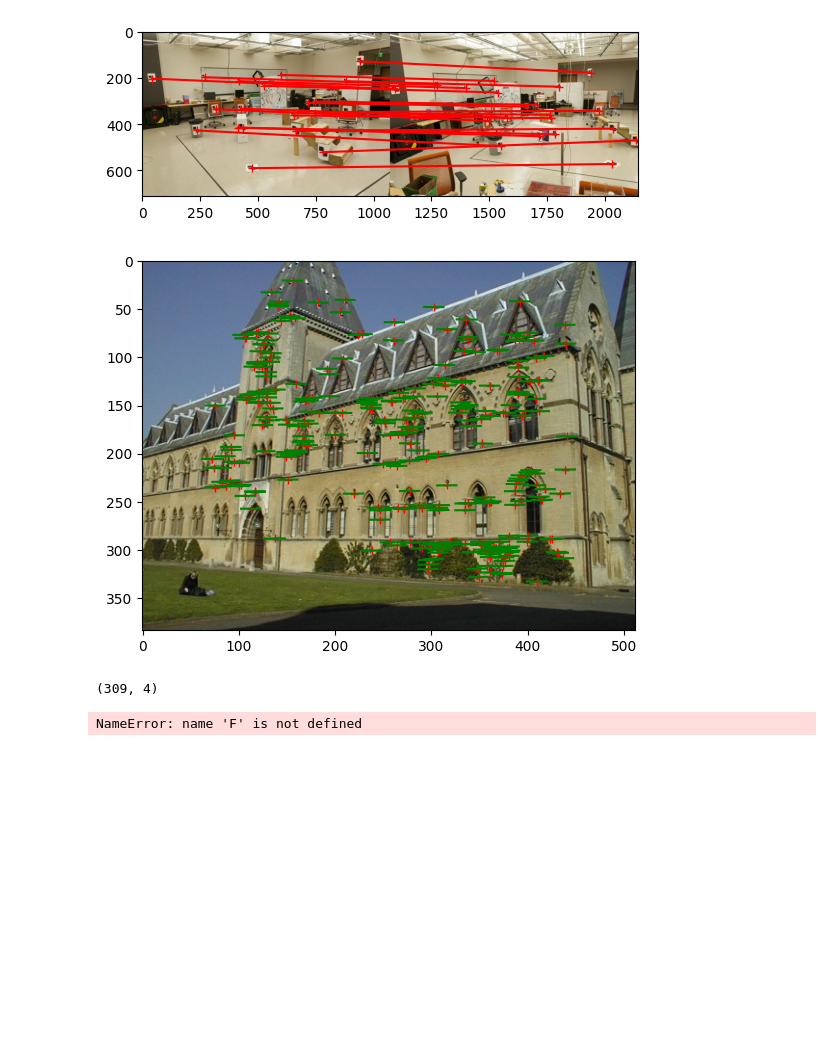
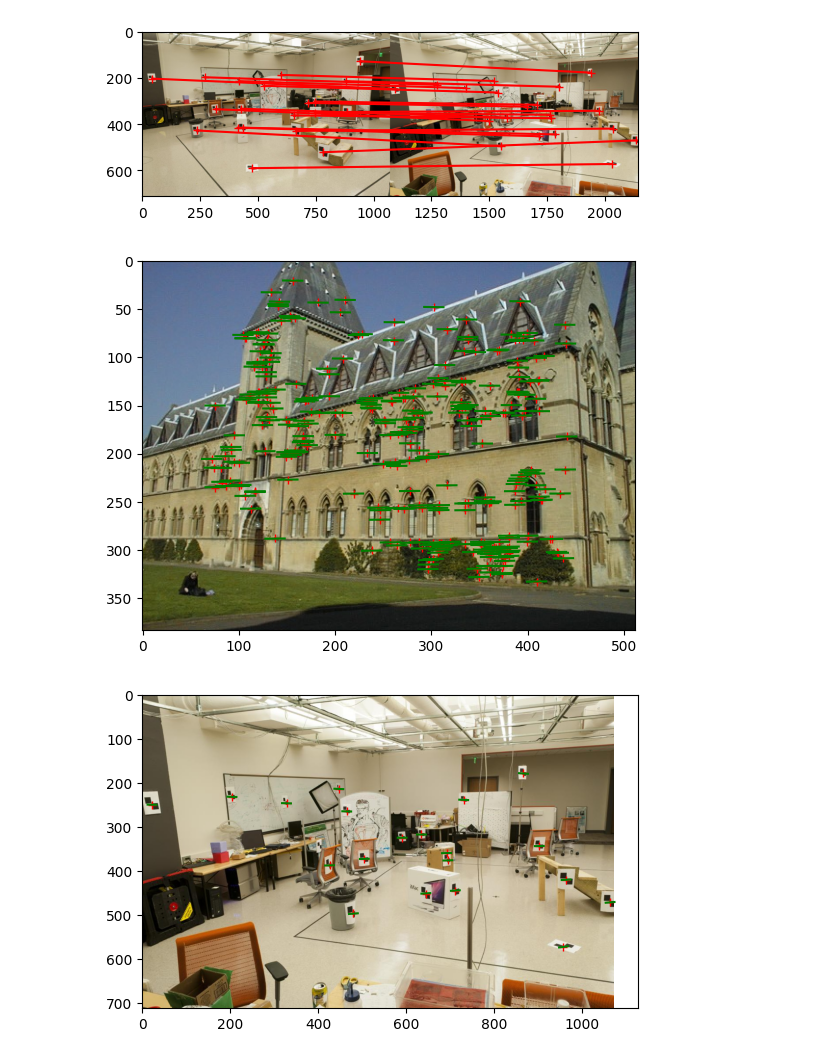
Before and after one commit to wgsxm/Computer-Vision-2023-fall-PKU, a Jupyter notebook: Problem_Set_3/test.ipynb, the cells around one changed output. Drawn from its saved outputs; the diff is of its cells as text; code cells hidden in the pictures; blank space fills up the shorter version.

```diff
--- a/Problem_Set_3/test.ipynb
+++ b/Problem_Set_3/test.ipynb
@@ -123,15 +123,13 @@ def fit_fundamental(matches):
         S[-1] = 0
         F = U @ np.diag(S) @ V
         return F
-library_F = fit_fundamental(library_matches) # this is a function that you should write
-visualize_fundamental(library_matches, library_F, library_image1, library_image2)
-assert evaluate_fundamental(library_matches, library_F) < 0.5
-# %% [output]
-[figure, removed]
 # %%
 library_F = fit_fundamental(library_matches) # this is a function that you should write
 visualize_fundamental(library_matches, library_F, library_image1, library_image2)
 assert evaluate_fundamental(library_matches, library_F) < 0.5
+lab_F = fit_fundamental(lab_matches) # this is a function that you should write
+visualize_fundamental(lab_matches, lab_F, lab_image1, lab_image2)
+assert evaluate_fundamental(lab_matches, lab_F) < 0.5
 # %% [output]
-(309, 4)
-NameError: name 'F' is not defined
+[figure, added]
+[figure, added]
```
Also changed, not shown: parts of 3 cells of this notebook, 1 other file.
